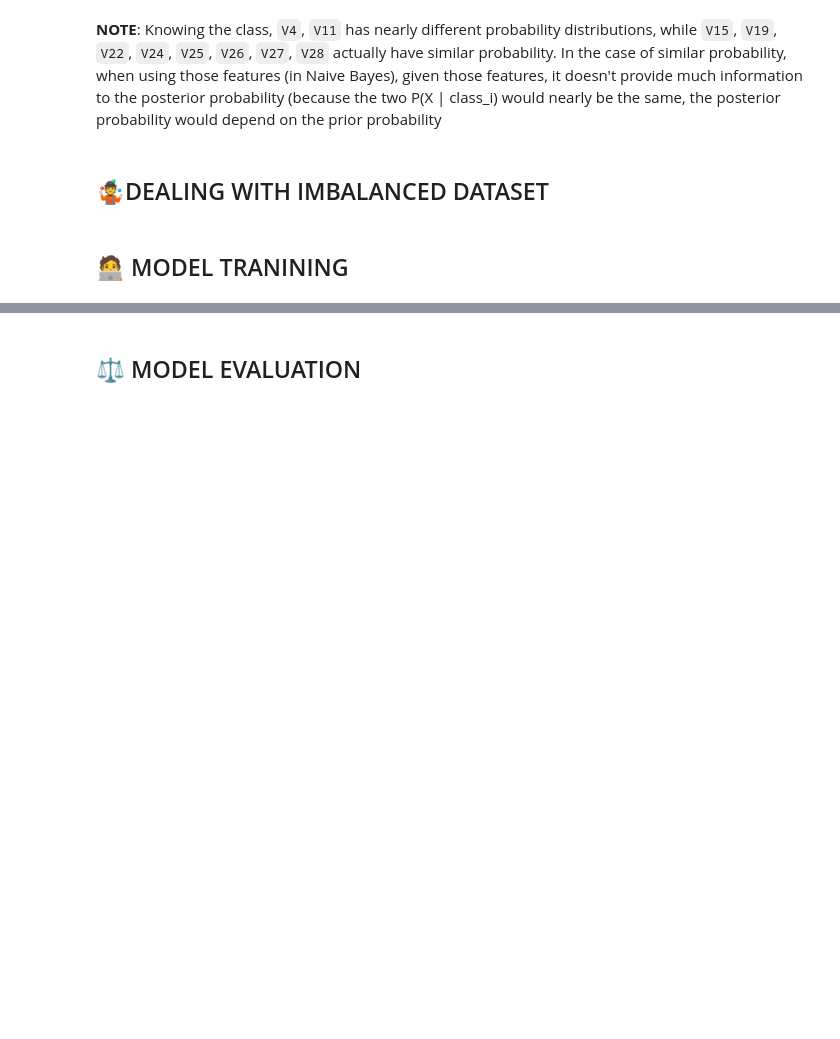
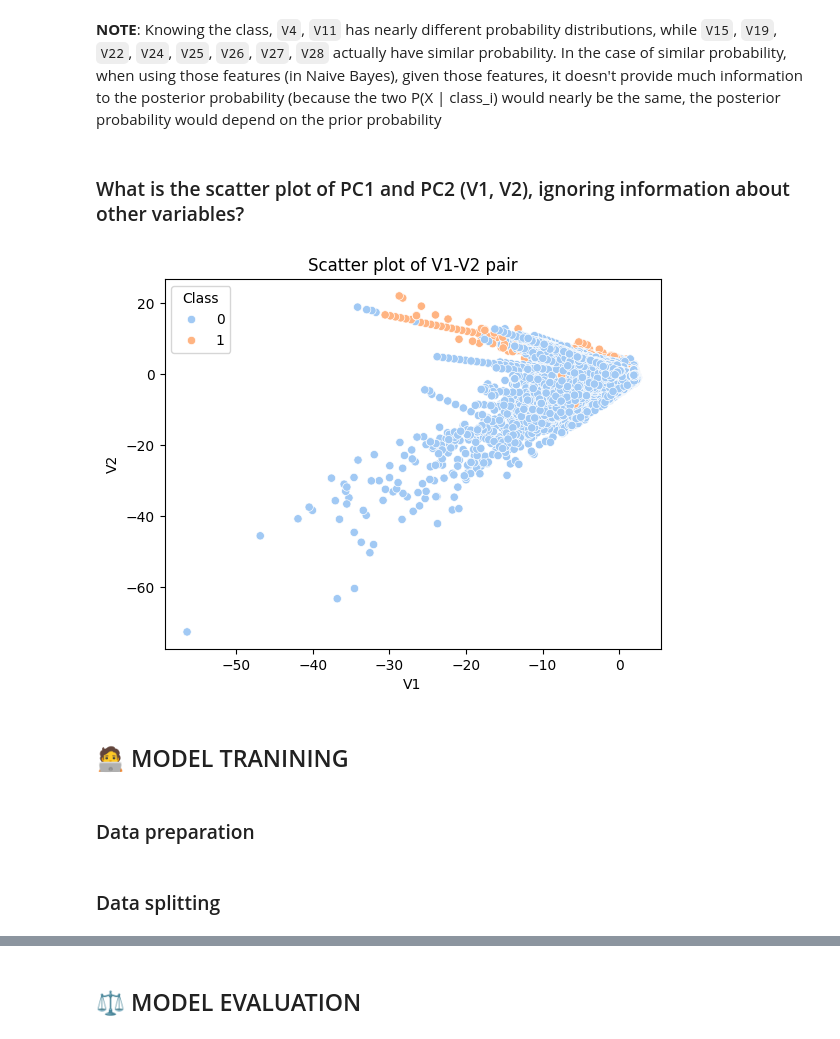
Before and after one commit to trungdung1711/credit-card-fraud-detection, a Jupyter notebook: notebooks/_v1.ipynb, the cells around one changed output, grey strips where cells are left out. Drawn from its saved outputs; the diff is of its cells as text; code cells hidden in the pictures; blank space fills up the shorter version.

```diff
--- a/notebooks/_v1.ipynb
+++ b/notebooks/_v1.ipynb
@@ -283,7 +299,16 @@ for i in range(1, 29):
 ... (16 outputs left out)
 # %% [markdown]
 **NOTE**: Knowing the class, `V4`, `V11` has nearly different probability distributions, while `V15`, `V19`, `V22`, `V24`, `V25`, `V26`, `V27`, `V28` actually have similar probability. In the case of similar probability, when using those features (in Naive Bayes), given those features, it doesn't provide much information to the posterior probability (because the two P(X | class_i) would nearly be the same, the posterior probability would depend on the prior probability
-# %% [markdown]
-## 🤹DEALING WITH IMBALANCED DATASET
+# %% [markdown]
+### What is the scatter plot of PC1 and PC2 (V1, V2), ignoring information about other variables?
+# %%
+sns.scatterplot(data=eda_df, x="V1", y="V2", hue="Class", palette="pastel")
+
+plt.title("Scatter plot of V1-V2 pair")
+plt.show()
+# %% [output]
+[figure, added]
 # %% [markdown]
 ## 🧑‍💻 MODEL TRANINING
+# %% [markdown]
+### Data preparation
@@ -289,0 +321,2 @@ for i in range(1, 29):
+# %% [markdown]
+### Data splitting
```
Also changed, not shown: parts of 20 cells of this notebook.
